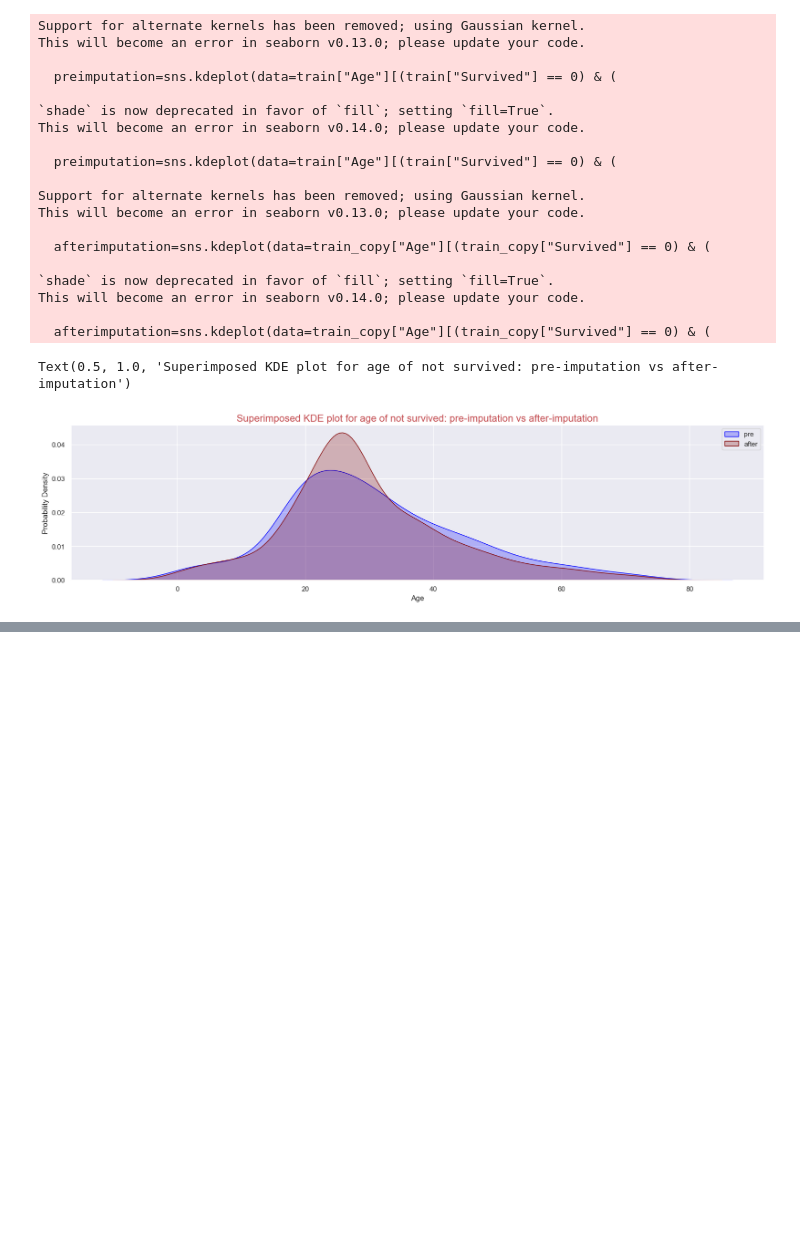
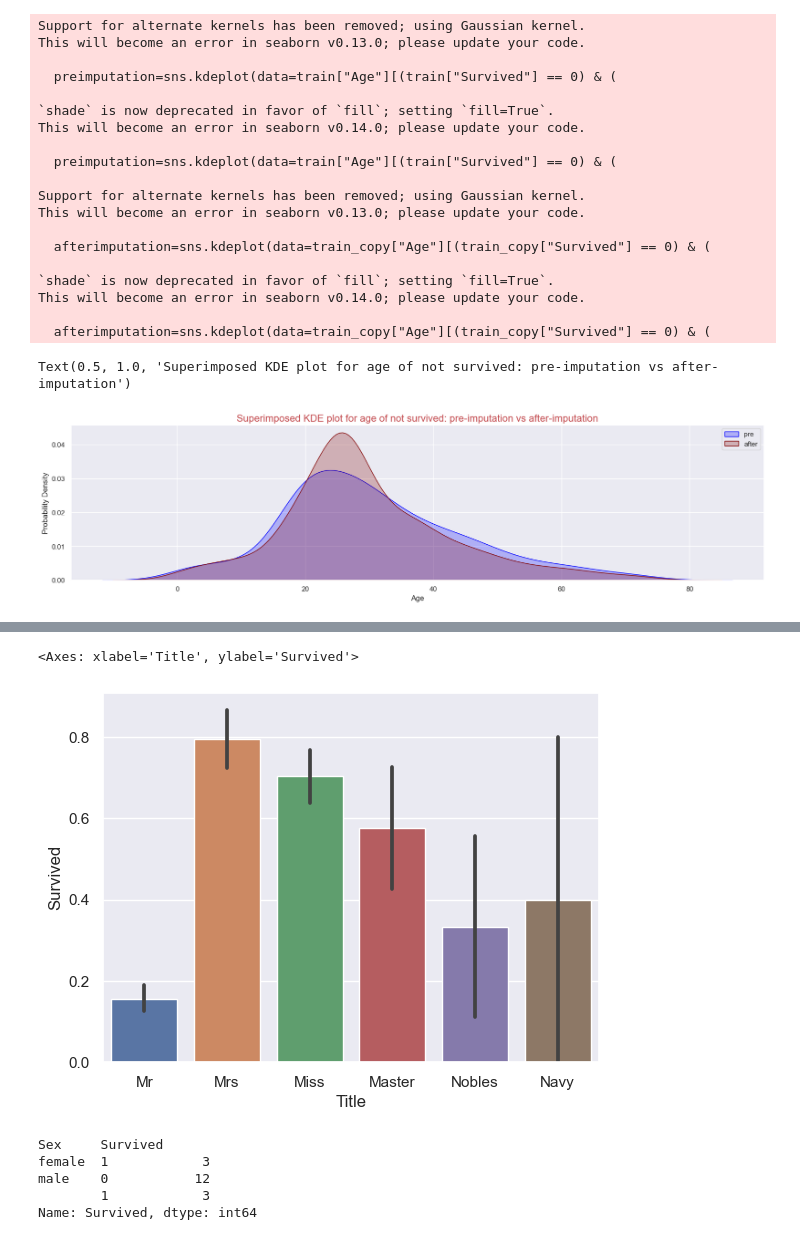
Before and after one commit to islamahrous/titanic_DS_analysis, a Jupyter notebook: titanic_DS_analysis.ipynb, the cells around one changed output, grey strips where cells are left out. Drawn from its saved outputs; the diff is of its cells as text; code cells hidden in the pictures; blank space fills up the shorter version.

```diff
--- a/titanic_DS_analysis.ipynb
+++ b/titanic_DS_analysis.ipynb
@@ -867,0 +942,4 @@ Text(0.5, 1.0, 'Superimposed KDE plot for age of survived: pre-imputation vs aft
+# %%
+# Assigning the testing data frames to the originals
+train = train_copy
+test = test_copy
@@ -867,0 +971,8 @@ Text(0.5, 1.0, 'Superimposed KDE plot for age of survived: pre-imputation vs aft
+# %%
+# passengerID is unique per passenger. so, it can be dropped
+train.drop(["PassengerId"],inplace=True,axis=1)
+test.drop(["PassengerId"],inplace=True,axis=1)
+# %%
+# Ticket should be removed as well
+train.drop(["Ticket"],inplace=True,axis=1)
+test.drop(["Ticket"],inplace=True,axis=1)
@@ -867,0 +1061,6 @@ Text(0.5, 1.0, 'Superimposed KDE plot for age of survived: pre-imputation vs aft
+# %%
+# removing the titles with one item
+train['Title'] = train['Title'].replace(['Ms', 'Mlle'],'Miss')
+train['Title'] = train['Title'].replace(['Mme'],'Mrs')
+train['Title'] = train['Title'].replace(['Dr','Rev','the','Jonkheer','Lady','Sir', 'Don'],'Nobles')
+train['Title'] = train['Title'].replace(['Major','Col', 'Capt'],'Navy')
@@ -867,0 +1077,14 @@ Text(0.5, 1.0, 'Superimposed KDE plot for age of survived: pre-imputation vs aft
+# %%
+sns.barplot(x = 'Title', y = 'Survived', data = train)
+# %% [output]
+<Axes: xlabel='Title', ylabel='Survived'>
+[figure, added]
+# %%
+nobles_survival = train[train.Title == "Nobles"].groupby(['Sex']).Survived.value_counts()
+nobles_survival
+# %% [output]
+Sex     Survived
+female  1            3
+male    0           12
+        1            3
+Name: Survived, dtype: int64
```
Also changed, not shown: parts of 26 cells of this notebook.
